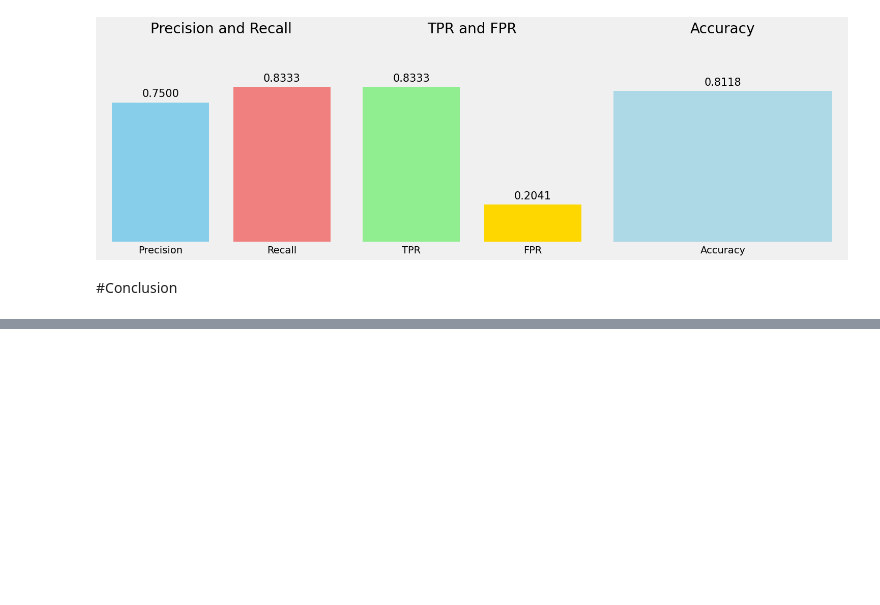
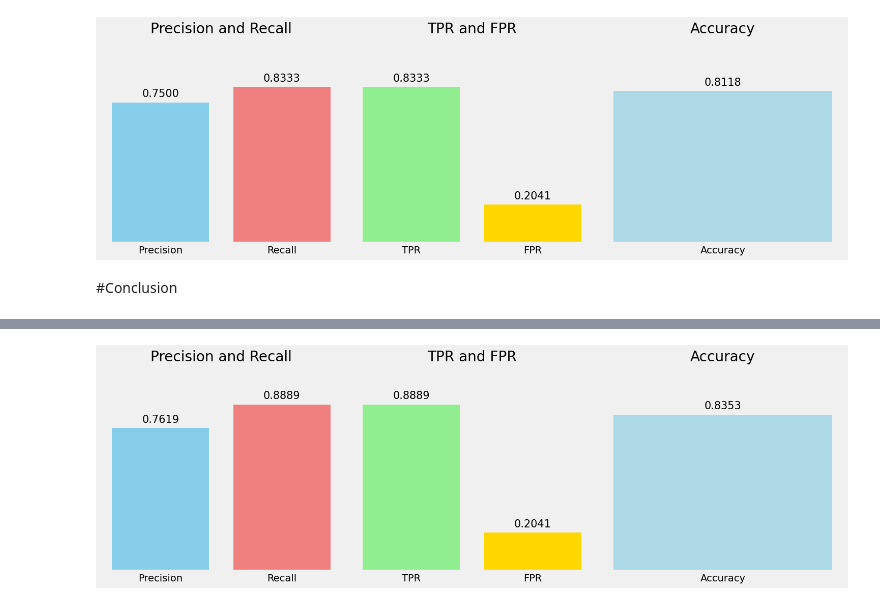
Before and after one commit to TomazFilgueira/UFRN-ML-2025-1, a Jupyter notebook: heart_disease_classification.ipynb, the cells around one changed output, grey strips where cells are left out. Drawn from its saved outputs; the diff is of its cells as text; code cells hidden in the pictures; blank space fills up the shorter version.

```diff
--- a/heart_disease_classification.ipynb
+++ b/heart_disease_classification.ipynb
@@ -625,0 +735,13 @@ plot_metrics(precision, recall, acc, tpr, fpr)
+# %%
+#Precision-Recall
+precision2,recall2 = precision_recall(cm_model2)
+#Accuracy
+acc2 = accuracy_score(y_val, (probabilities_model2_val >= 0.5))
+#True and False Positive Rates
+tpr2,fpr2 = tpr_fpr(cm_model2)
+
+print(f"Precision Metrics: {precision2}\n")
+print(f"Recall Metrics: {recall2}\n")
+print(f"Accuracy score {acc2}\n")
+print(f"True Positive Rate:{tpr2}\n")
+print(f"False Positive Rate:{fpr2}\n")
@@ -625,0 +758,5 @@ plot_metrics(precision, recall, acc, tpr, fpr)
+# %%
+#Calling the plot metrics
+plot_metrics(precision2, recall2, acc2, tpr2, fpr2)
+# %% [output]
+[figure, added]
```
Also changed, not shown: parts of 17 cells of this notebook.
